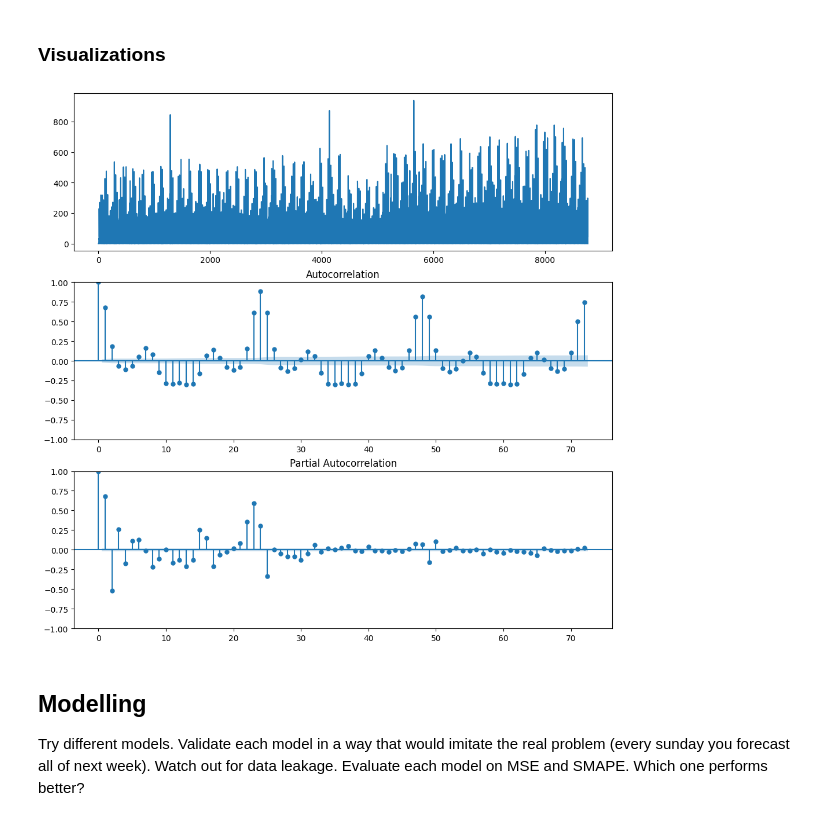
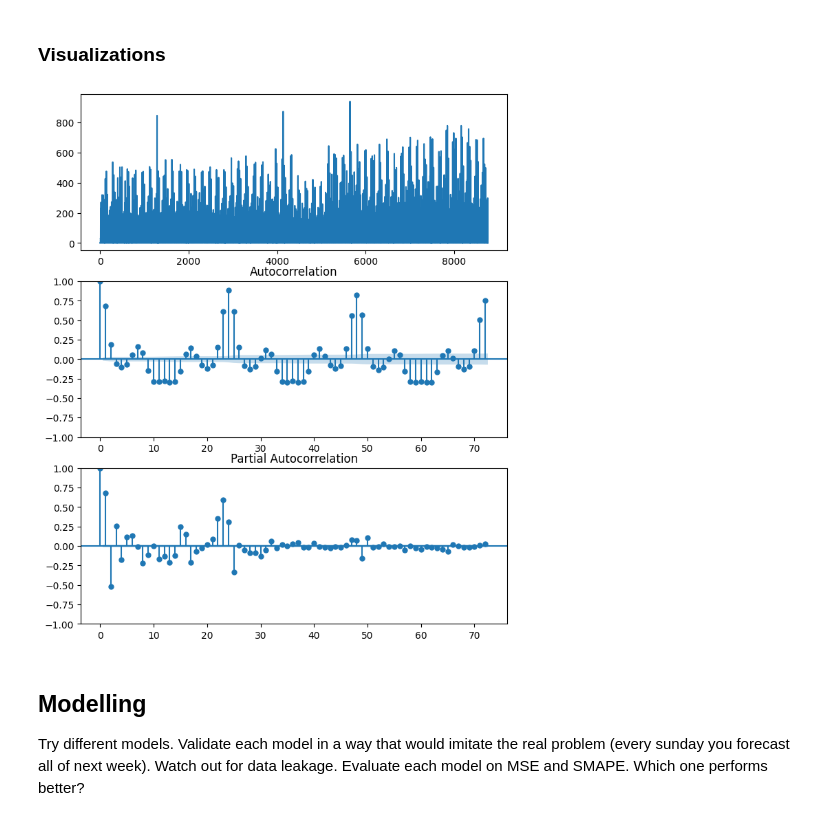
Before and after one commit to mhandt9/order-prediction, a Jupyter notebook: final_project.ipynb, the cells around one changed output. Drawn from its saved outputs; the diff is of its cells as text; code cells hidden in the pictures.

```diff
--- a/final_project.ipynb
+++ b/final_project.ipynb
@@ -32,20 +32,20 @@ fig.update_xaxes(range=['2022-01-01', '2022-02-01']) #inital window for better v
 
 fig.show()
 # %%
-fig = plt.figure(figsize=(12,12))
+fig = plt.figure(figsize=(8,10))
 
 ax1 = fig.add_subplot(311)
 ax1.plot(data.orders)
 
 ax2 = fig.add_subplot(312)
 sm.graphics.tsa.plot_acf(data.orders, lags=72, ax=ax2); #semicolon, otherwise displays plots twice
 
 ax3 = fig.add_subplot(313)
 sm.graphics.tsa.plot_pacf(data.orders, lags=72, ax=ax3);
 
 plt.show()
 # %% [output]
-[figure, old version]
+[figure, new version]
 # %% [markdown]
 ## Modelling
 
```
Also changed, not shown: parts of 18 cells of this notebook.
